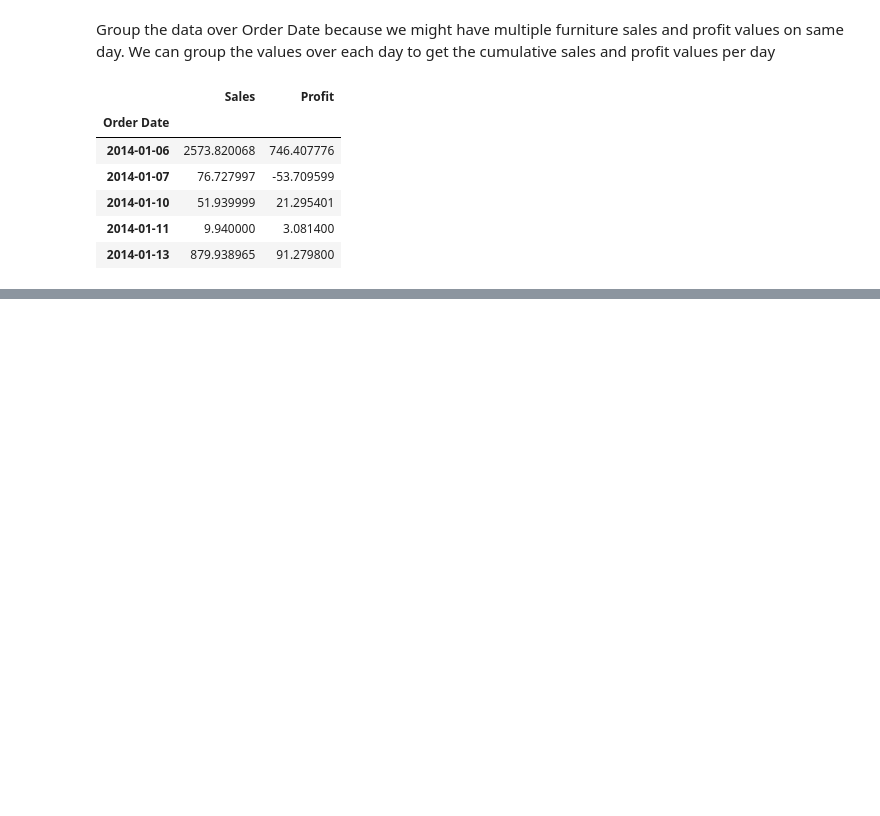
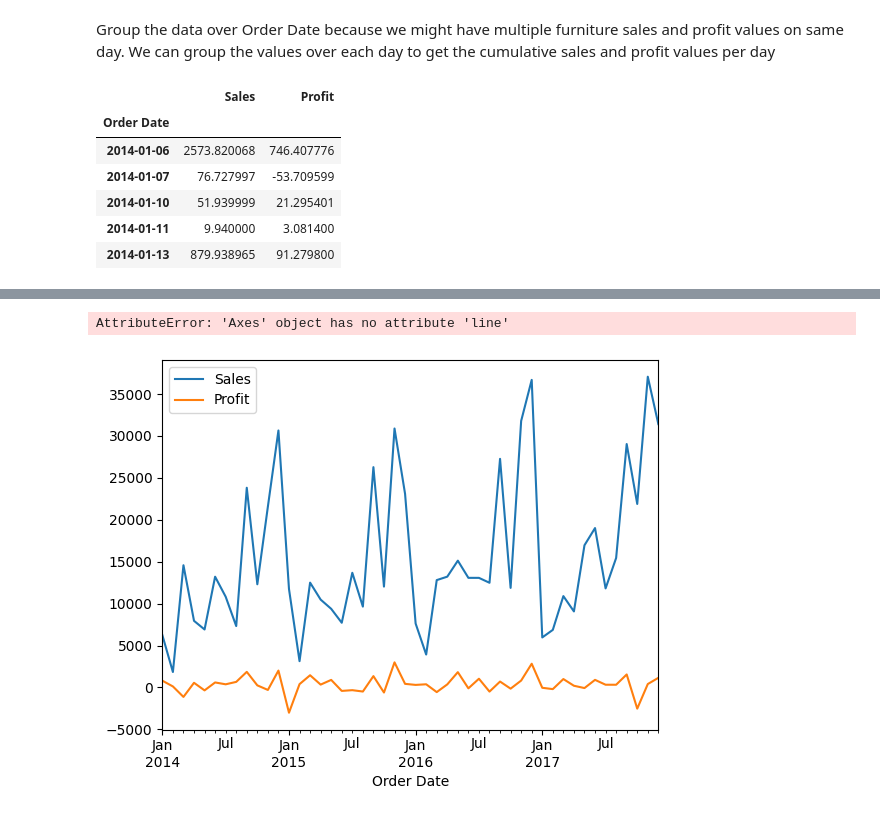
Before and after one commit to Suryasadasivam/Time_series_practice, a Jupyter notebook: Time_series_Visualization_basic.ipynb, the cells around one changed output, grey strips where cells are left out. Saved outputs shown, nothing was run; the diff lists cells and outputs as text; code cells hidden in the pictures; blank space fills up the shorter version.

```diff
--- a/Time_series_Visualization_basic.ipynb
+++ b/Time_series_Visualization_basic.ipynb
@@ -131,0 +157,5 @@ df.head(5)
+# %%
+df.plot().line
+# %% [output]
+AttributeError: 'Axes' object has no attribute 'line'
+[figure, added]
```
Also changed, not shown: parts of 31 cells of this notebook.
